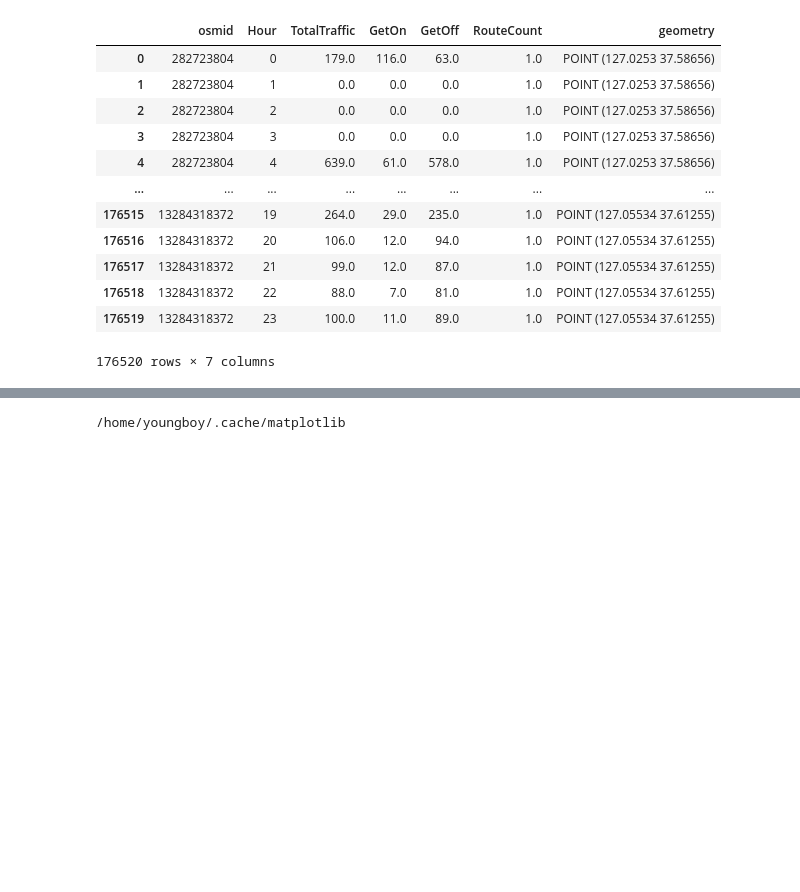
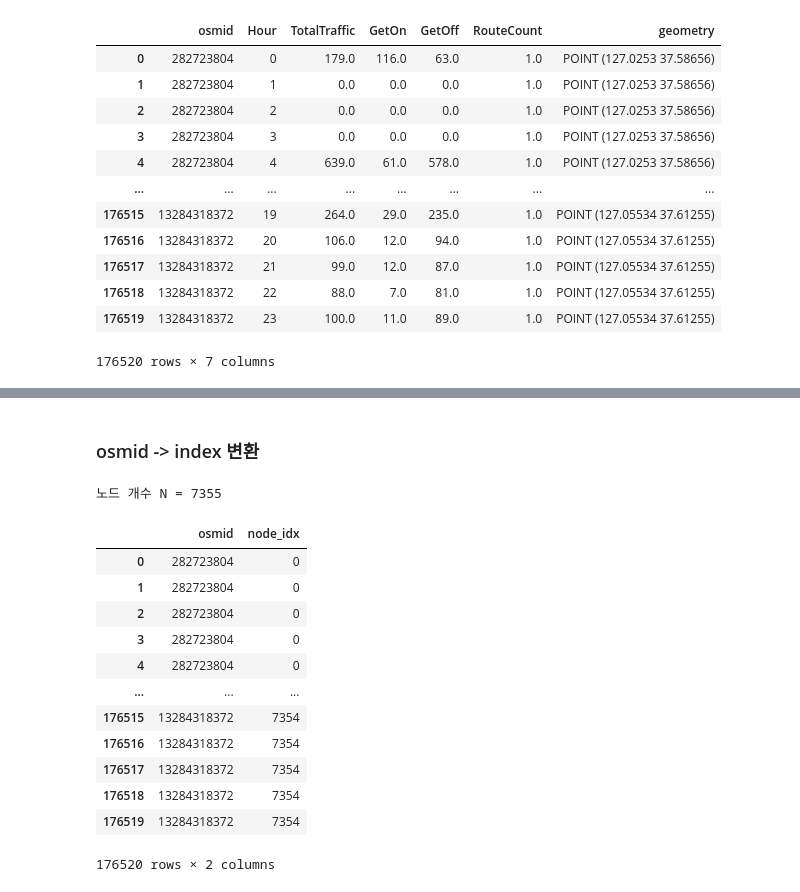
Before and after one commit to JunHyeok-Cha/AST-GCN, a Jupyter notebook: eda.ipynb, the cells around one changed output, grey strips where cells are left out. Cells and saved outputs as stored; diff of their text form; code cells hidden in the pictures; blank space fills up the shorter version.

```diff
--- a/eda.ipynb
+++ b/eda.ipynb
@@ -274,3 +258,31 @@ findfont: Font family 'MalgunGothic' not found.
+# %% [markdown]
+### osmid -> index 변환
 # %%
+node_df["osmid"] = node_df["osmid"].astype(int)
+
+# 모델에 쓸 "유효 노드 목록" (정렬된 고유 osmid)
+valid_nodes = np.sort(node_df["osmid"].unique())
+print("노드 개수 N =", len(valid_nodes))
 # %% [output]
-/home/youngboy/.cache/matplotlib
+노드 개수 N = 7355
+# %%
+node2idx = {osmid: i for i, osmid in enumerate(valid_nodes)}
+
+# map 을 이용해 osmid → index 변환
+node_df["node_idx"] = node_df["osmid"].map(node2idx)
+
+node_df[["osmid","node_idx"]]
+# %% [output]
+|  | osmid | node_idx |
+| 0 | 282723804 | 0 |
+| 1 | 282723804 | 0 |
+| 2 | 282723804 | 0 |
+| 3 | 282723804 | 0 |
+| 4 | 282723804 | 0 |
+| ... | ... | ... |
+| 176515 | 13284318372 | 7354 |
+| 176516 | 13284318372 | 7354 |
+| 176517 | 13284318372 | 7354 |
+| 176518 | 13284318372 | 7354 |
+| 176519 | 13284318372 | 7354 |
+176520 rows × 2 columns
```
Also changed, not shown: parts of 15 cells of this notebook, 3 other files.
